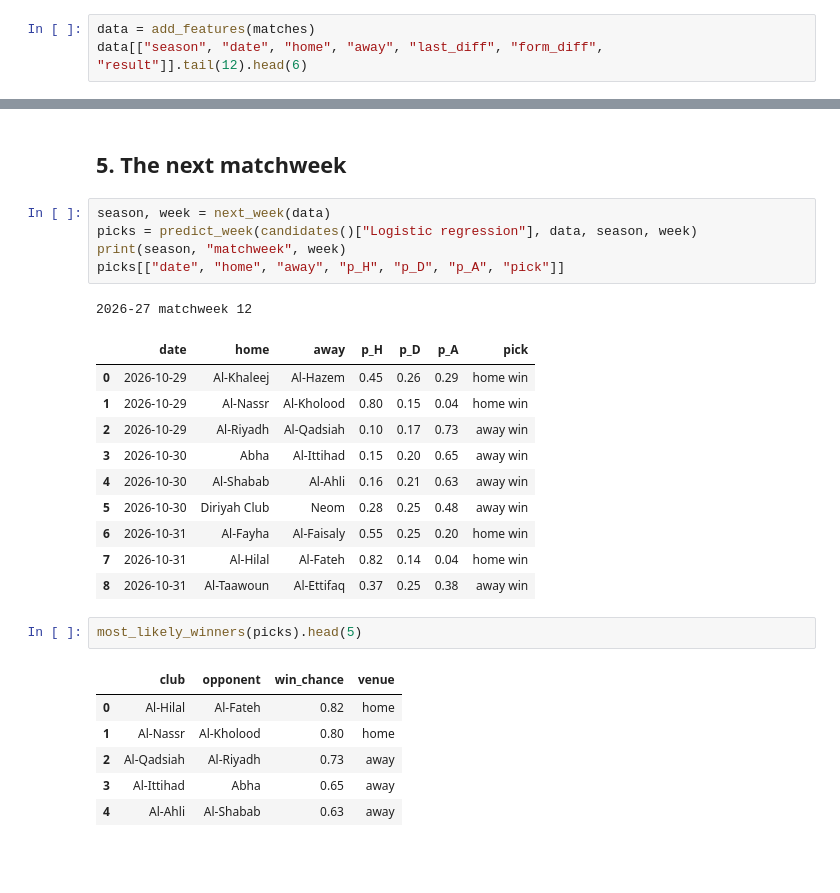
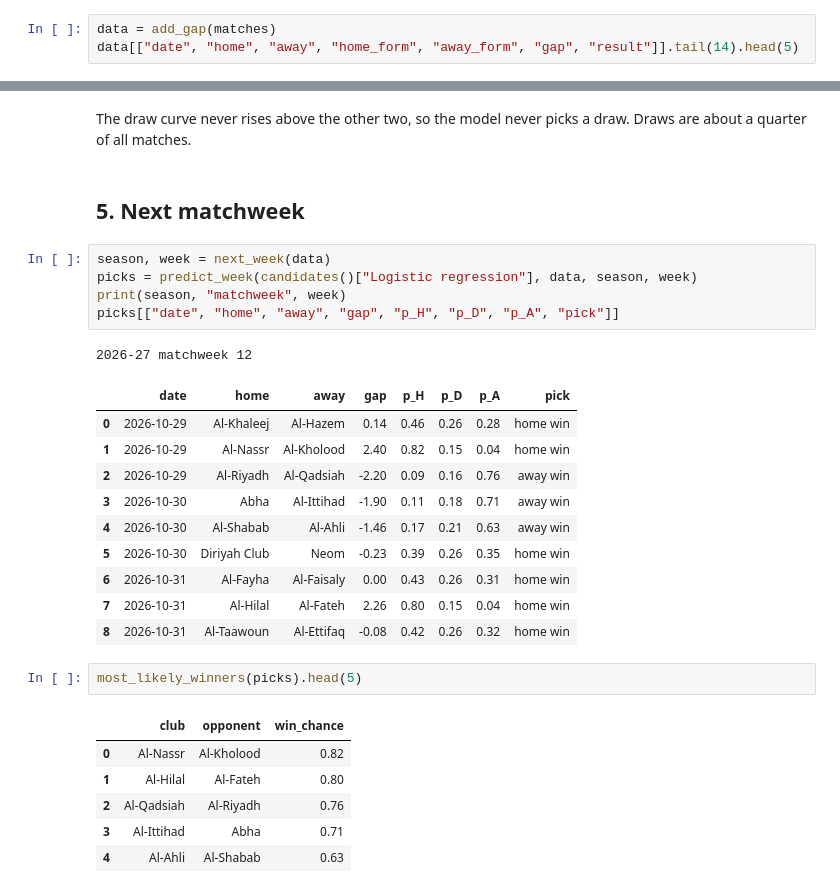
Before and after one commit to sal2049/saudi-pro-league-forecast, a Jupyter notebook: notebooks/walkthrough.ipynb, the cells around one changed output, grey strips where cells are left out. Saved outputs shown, nothing was run; the diff lists cells and outputs as text; blank space fills up the shorter version.

```diff
--- a/notebooks/walkthrough.ipynb
+++ b/notebooks/walkthrough.ipynb
@@ -44,4 +39,4 @@ Both use only results from before the match.
 # %%
-data = add_features(matches)
-data[["season", "date", "home", "away", "last_diff", "form_diff", "result"]].tail(12).head(6)
+data = add_gap(matches)
+data[["date", "home", "away", "home_form", "away_form", "gap", "result"]].tail(14).head(5)
 # %% [output]
@@ -106,28 +82,30 @@ Name: right, dtype: float64
+# %% [markdown]
+The draw curve never rises above the other two, so the model never picks a draw. Draws are about a quarter of all matches.
 # %% [markdown]
-## 5. The next matchweek
+## 5. Next matchweek
 # %%
 season, week = next_week(data)
 picks = predict_week(candidates()["Logistic regression"], data, season, week)
 print(season, "matchweek", week)
-picks[["date", "home", "away", "p_H", "p_D", "p_A", "pick"]]
+picks[["date", "home", "away", "gap", "p_H", "p_D", "p_A", "pick"]]
 # %% [output]
 2026-27 matchweek 12
-|  | date | home | away | p_H | p_D | p_A | pick |
-| 0 | 2026-10-29 | Al-Khaleej | Al-Hazem | 0.45 | 0.26 | 0.29 | home win |
-| 1 | 2026-10-29 | Al-Nassr | Al-Kholood | 0.80 | 0.15 | 0.04 | home win |
-| 2 | 2026-10-29 | Al-Riyadh | Al-Qadsiah | 0.10 | 0.17 | 0.73 | away win |
-| 3 | 2026-10-30 | Abha | Al-Ittihad | 0.15 | 0.20 | 0.65 | away win |
-| 4 | 2026-10-30 | Al-Shabab | Al-Ahli | 0.16 | 0.21 | 0.63 | away win |
-| 5 | 2026-10-30 | Diriyah Club | Neom | 0.28 | 0.25 | 0.48 | away win |
-| 6 | 2026-10-31 | Al-Fayha | Al-Faisaly | 0.55 | 0.25 | 0.20 | home win |
-| 7 | 2026-10-31 | Al-Hilal | Al-Fateh | 0.82 | 0.14 | 0.04 | home win |
-| 8 | 2026-10-31 | Al-Taawoun | Al-Ettifaq | 0.37 | 0.25 | 0.38 | away win |
+|  | date | home | away | gap | p_H | p_D | p_A | pick |
+| 0 | 2026-10-29 | Al-Khaleej | Al-Hazem | 0.14 | 0.46 | 0.26 | 0.28 | home win |
+| 1 | 2026-10-29 | Al-Nassr | Al-Kholood | 2.40 | 0.82 | 0.15 | 0.04 | home win |
+| 2 | 2026-10-29 | Al-Riyadh | Al-Qadsiah | -2.20 | 0.09 | 0.16 | 0.76 | away win |
+| 3 | 2026-10-30 | Abha | Al-Ittihad | -1.90 | 0.11 | 0.18 | 0.71 | away win |
+| 4 | 2026-10-30 | Al-Shabab | Al-Ahli | -1.46 | 0.17 | 0.21 | 0.63 | away win |
+| 5 | 2026-10-30 | Diriyah Club | Neom | -0.23 | 0.39 | 0.26 | 0.35 | home win |
+| 6 | 2026-10-31 | Al-Fayha | Al-Faisaly | 0.00 | 0.43 | 0.26 | 0.31 | home win |
+| 7 | 2026-10-31 | Al-Hilal | Al-Fateh | 2.26 | 0.80 | 0.15 | 0.04 | home win |
+| 8 | 2026-10-31 | Al-Taawoun | Al-Ettifaq | -0.08 | 0.42 | 0.26 | 0.32 | home win |
 # %%
 most_likely_winners(picks).head(5)
 # %% [output]
-|  | club | opponent | win_chance | venue |
-| 0 | Al-Hilal | Al-Fateh | 0.82 | home |
-| 1 | Al-Nassr | Al-Kholood | 0.80 | home |
-| 2 | Al-Qadsiah | Al-Riyadh | 0.73 | away |
-| 3 | Al-Ittihad | Abha | 0.65 | away |
-| 4 | Al-Ahli | Al-Shabab | 0.63 | away |
+|  | club | opponent | win_chance |
+| 0 | Al-Nassr | Al-Kholood | 0.82 |
+| 1 | Al-Hilal | Al-Fateh | 0.80 |
+| 2 | Al-Qadsiah | Al-Riyadh | 0.76 |
+| 3 | Al-Ittihad | Abha | 0.71 |
+| 4 | Al-Ahli | Al-Shabab | 0.63 |
```
Also changed, not shown: parts of 19 cells of this notebook, 26 other files.
